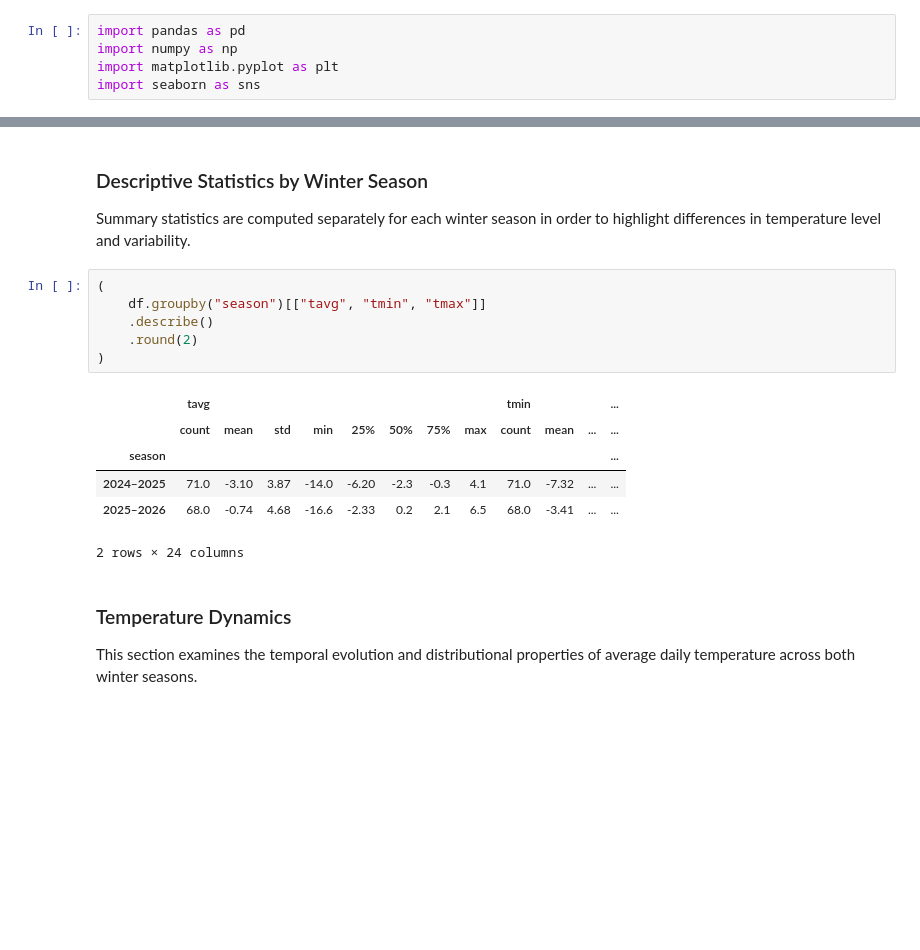
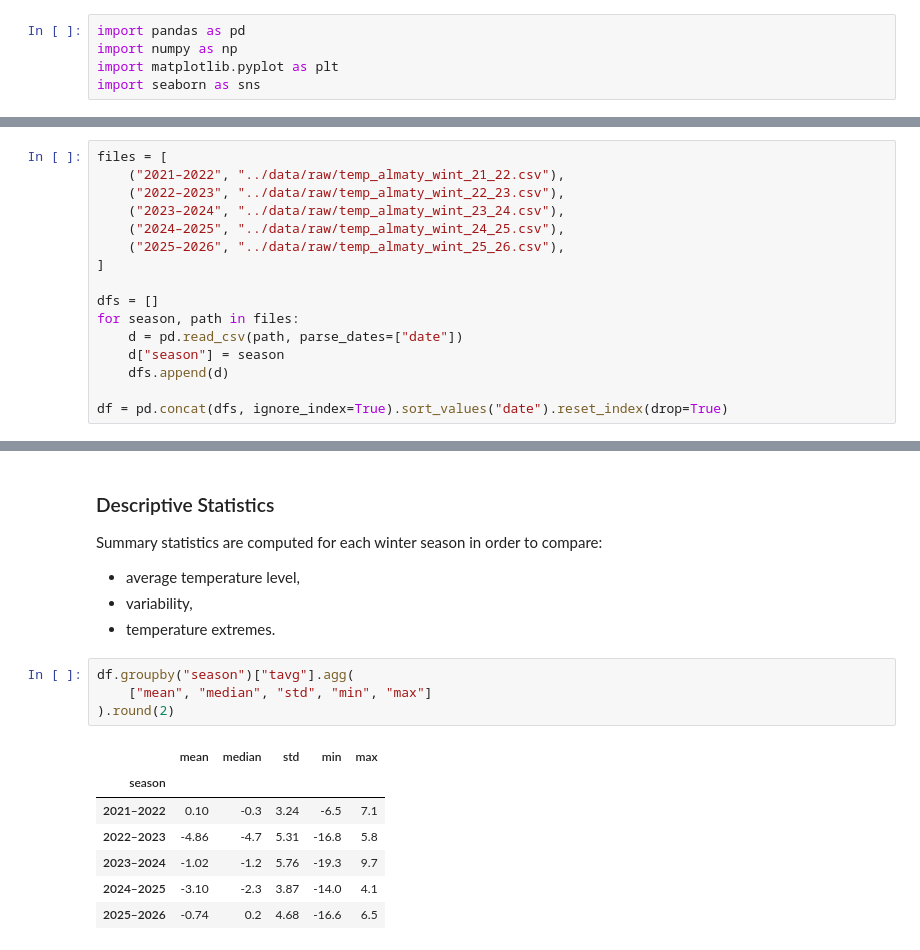
Before and after one commit to x1n0x/time-series-temperature-forecast, a Jupyter notebook: notebooks/01_eda_overview.ipynb, the cells around one changed output, grey strips where cells are left out. Drawn from its saved outputs; the diff is of its cells as text; blank space fills up the shorter version.

```diff
--- a/notebooks/01_eda_overview.ipynb
+++ b/notebooks/01_eda_overview.ipynb
@@ -86,0 +48,16 @@ Before conducting any statistical analysis, data quality is assessed with respec
+# %%
+files = [
+    ("2021–2022", "../data/raw/temp_almaty_wint_21_22.csv"),
+    ("2022–2023", "../data/raw/temp_almaty_wint_22_23.csv"),
+    ("2023–2024", "../data/raw/temp_almaty_wint_23_24.csv"),
+    ("2024–2025", "../data/raw/temp_almaty_wint_24_25.csv"),
+    ("2025–2026", "../data/raw/temp_almaty_wint_25_26.csv"),
+]
+
+dfs = []
+for season, path in files:
+    d = pd.read_csv(path, parse_dates=["date"])
+    d["season"] = season
+    dfs.append(d)
+
+df = pd.concat(dfs, ignore_index=True).sort_values("date").reset_index(drop=True)
@@ -147,25 +131,22 @@ date
 1.0    70
 Name: count, dtype: int64
 # %% [markdown]
-### Descriptive Statistics by Winter Season
+### Descriptive Statistics
 
-Summary statistics are computed separately for each winter season in order to
-highlight differences in temperature level and variability.
+Summary statistics are computed for each winter season in order to compare:
+
+- average temperature level,
+- variability,
+- temperature extremes.
 # %%
-(
-    df.groupby("season")[["tavg", "tmin", "tmax"]]
-    .describe()
-    .round(2)
-)
+df.groupby("season")["tavg"].agg(
+    ["mean", "median", "std", "min", "max"]
+).round(2)
 # %% [output]
-|  | tavg |  |  |  |  |  |  |  | tmin |  |  | ... |
-|  | count | mean | std | min | 25% | 50% | 75% | max | count | mean | ... | ... |
-| season |  |  |  |  |  |  |  |  |  |  |  | ... |
-| 2024–2025 | 71.0 | -3.10 | 3.87 | -14.0 | -6.20 | -2.3 | -0.3 | 4.1 | 71.0 | -7.32 | ... | ... |
-| 2025–2026 | 68.0 | -0.74 | 4.68 | -16.6 | -2.33 | 0.2 | 2.1 | 6.5 | 68.0 | -3.41 | ... | ... |
+|  | mean | median | std | min | max |
+| season |  |  |  |  |  |
+| 2021–2022 | 0.10 | -0.3 | 3.24 | -6.5 | 7.1 |
+| 2022–2023 | -4.86 | -4.7 | 5.31 | -16.8 | 5.8 |
+| 2023–2024 | -1.02 | -1.2 | 5.76 | -19.3 | 9.7 |
+| 2024–2025 | -3.10 | -2.3 | 3.87 | -14.0 | 4.1 |
+| 2025–2026 | -0.74 | 0.2 | 4.68 | -16.6 | 6.5 |
-2 rows × 24 columns
-# %% [markdown]
-### Temperature Dynamics
-
-This section examines the temporal evolution and distributional properties of
-average daily temperature across both winter seasons.
```
Also changed, not shown: parts of 30 cells of this notebook.
